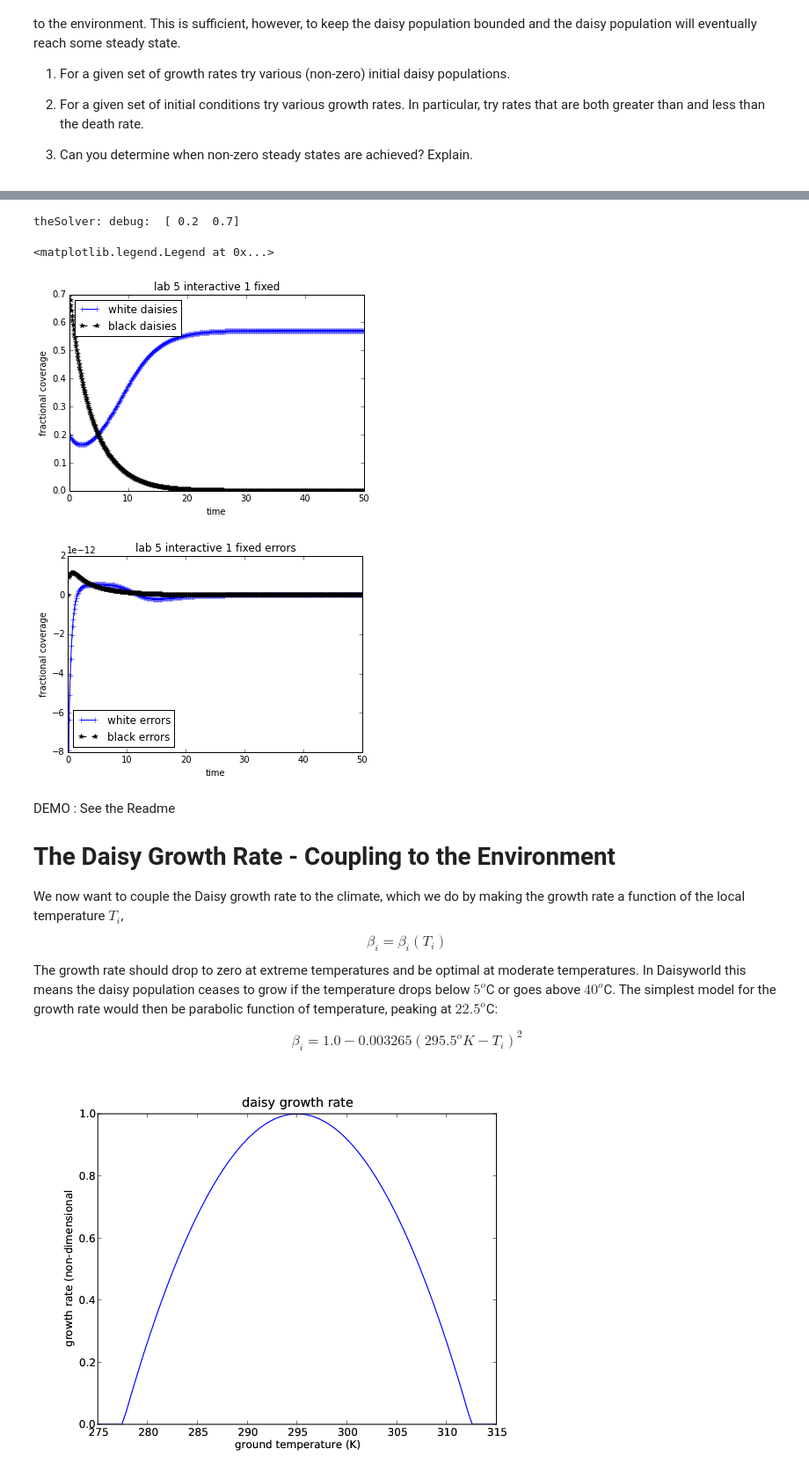
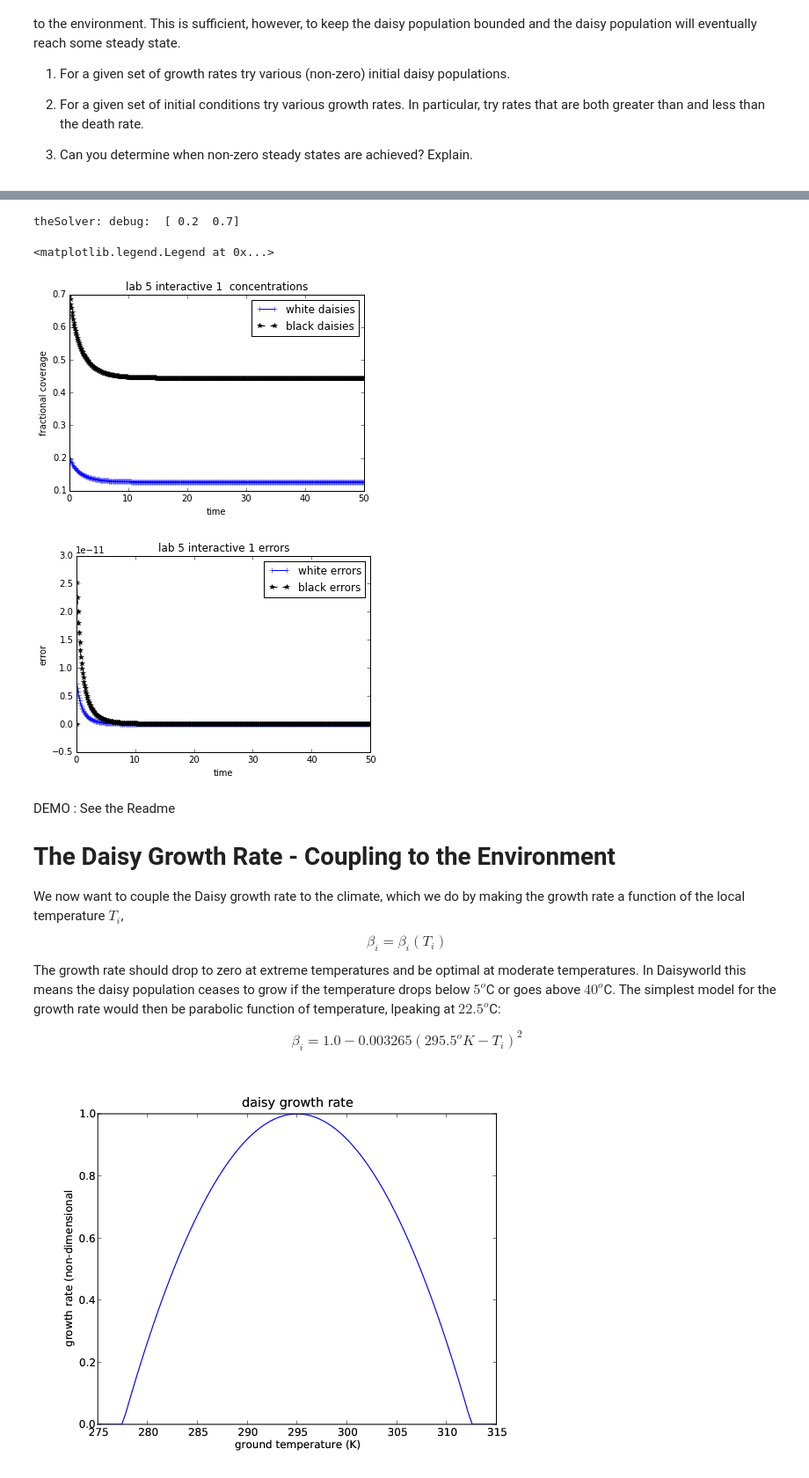
Before and after one commit to timothya87/numeric, a Jupyter notebook: lab5/lab5.ipynb, the cells around one changed output, grey strips where cells are left out. Shown at 88% size. Saved outputs shown, nothing was run; the diff lists cells and outputs as text; code cells hidden in the pictures.

```diff
--- a/lab5/lab5.ipynb
+++ b/lab5/lab5.ipynb
@@ -258,54 +264,60 @@ class Integ51(Integrator):
     def derivs5(self, y, t):
         """y[0]=fraction white daisies
            y[1]=fraction black daisies
+
+           Constant growty rates for white
+           and black daisies beta_w and beta_b
         """
-        u = self.uservars
+        user = self.uservars
+        #
+        # bare ground
+        #
         x = 1.0 - y[0] - y[1]
 
         # growth rates don't depend on temperature
-        beta_b = 0.1  # growth rate for black daisies
+        beta_b = 0.7  # growth rate for black daisies
         beta_w = 0.7  # growth rate for white daisies
 
         # create a 1 x 2 element vector to hold the derivitive
         f = np.empty([self.nvars], 'float')
-        f[0] = y[0] * (beta_w * x - u.chi)
-        f[1] = y[1] * (beta_b * x - u.chi)
+        f[0] = y[0] * (beta_w * x - user.chi)
+        f[1] = y[1] * (beta_b * x - user.chi)
         return f
 
 
 
 theSolver = Integ51('fixed.yaml')
 theSolver.set_yinit()
 print('theSolver: debug: ', theSolver.yinit)
 timeVals, yVals, errorList = theSolver.timeloop5fixed()
 
 plt.close('all')
 thefig, theAx = plt.subplots(1,1)
 theLines = theAx.plot(timeVals, yVals)
 theLines[0].set_marker('+')
 theLines[1].set_linestyle('--')
 theLines[1].set_color('k')
 theLines[1].set_marker('*')
-theAx.set_title('lab 5 interactive 1 fixed')
+theAx.set_title('lab 5 interactive 1  concentrations')
 theAx.set_xlabel('time')
 theAx.set_ylabel('fractional coverage')
 theAx.legend(theLines, ('white daisies', 'black daisies'), loc='best')
 
 thefig, theAx = plt.subplots(1,1)
 theLines = theAx.plot(timeVals, errorList)
 theLines[0].set_marker('+')
 theLines[1].set_linestyle('--')
 theLines[1].set_color('k')
 theLines[1].set_marker('*')
-theAx.set_title('lab 5 interactive 1 fixed errors')
+theAx.set_title('lab 5 interactive 1 errors')
 theAx.set_xlabel('time')
-theAx.set_ylabel('fractional coverage')
+theAx.set_ylabel('error')
 theAx.legend(theLines, ('white errors', 'black errors'), loc='best')
 # %% [output]
 theSolver: debug:  [ 0.2  0.7]
 <matplotlib.legend.Legend at 0x...>
-[figure, old version]
+[figure, new version]
-[figure, old version]
+[figure, new version]
 # %% [markdown]
 <span> DEMO : See the Readme </span>
 
@@ -318,7 +330,7 @@ extreme temperatures and be optimal at moderate temperatures. In
 Daisyworld this means the daisy population ceases to grow if the
 temperature drops below $5^o$C or goes above $40^o $C. The simplest
 model for the growth rate would then be parabolic function of
-temperature, peaking at $22.5^o$C:
+temperature, lpeaking at $22.5^o$C:
 
 <!-- \label{lab5:eq:beta_i} -->
 $$
```
Also changed, not shown: parts of 1 cell of this notebook, 1 other file.
